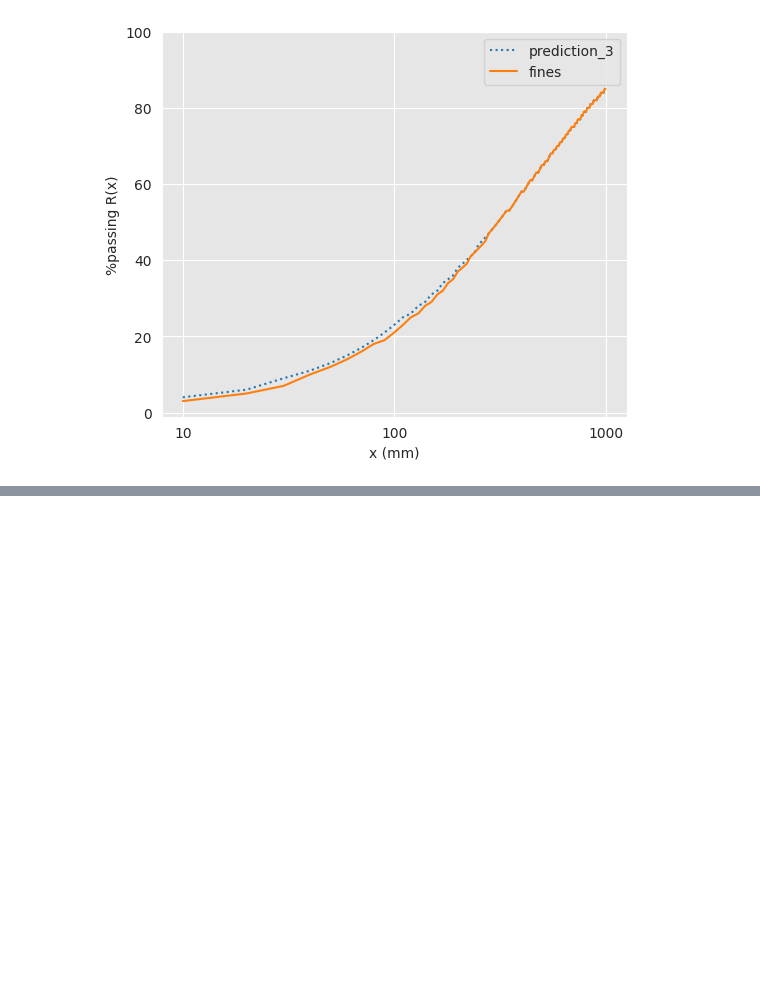
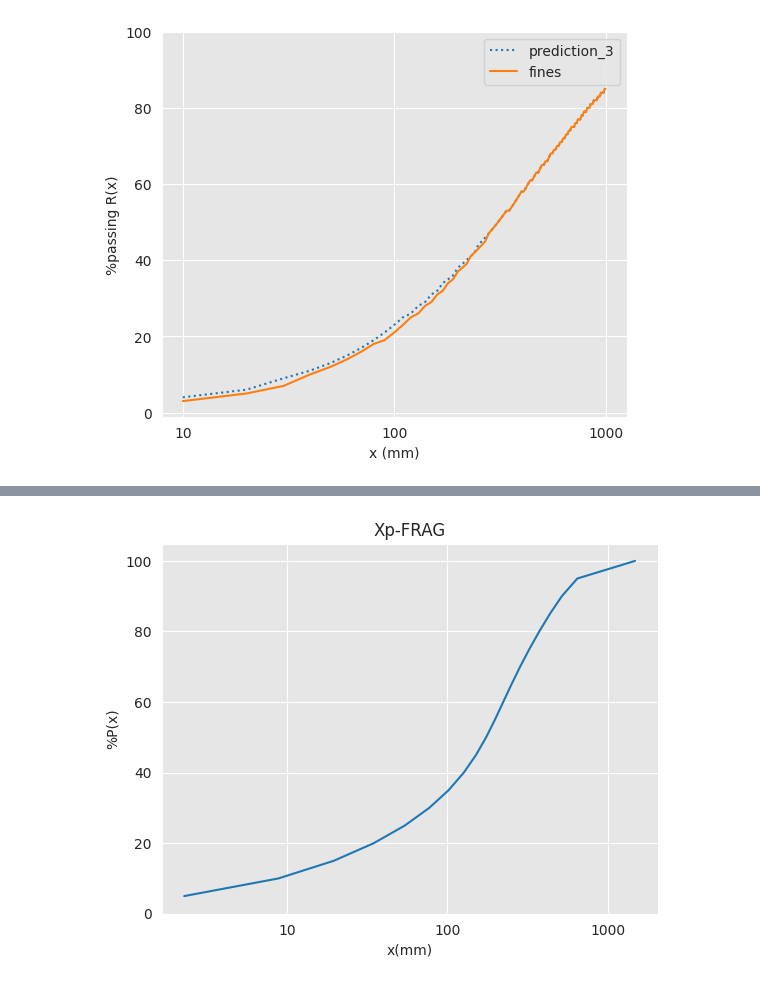
Before and after one commit to FVillanueva26/codespaces-jupyter, a Jupyter notebook: notebooks/test.ipynb, the cells around one changed output, grey strips where cells are left out. Cells and saved outputs as stored; diff of their text form; code cells hidden in the pictures; blank space fills up the shorter version.

```diff
--- a/notebooks/test.ipynb
+++ b/notebooks/test.ipynb
@@ -518,0 +491,4 @@ for column in dddd.columns:
+# %%
+Xp_FRAG()
+# %% [output]
+[figure, added]
```
Also changed, not shown: parts of 4 cells of this notebook.
